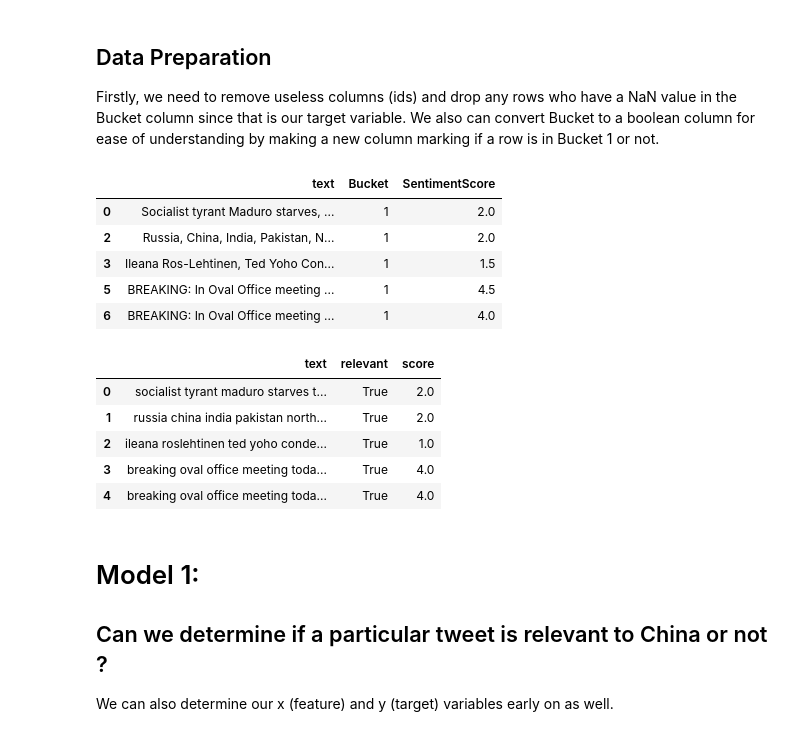
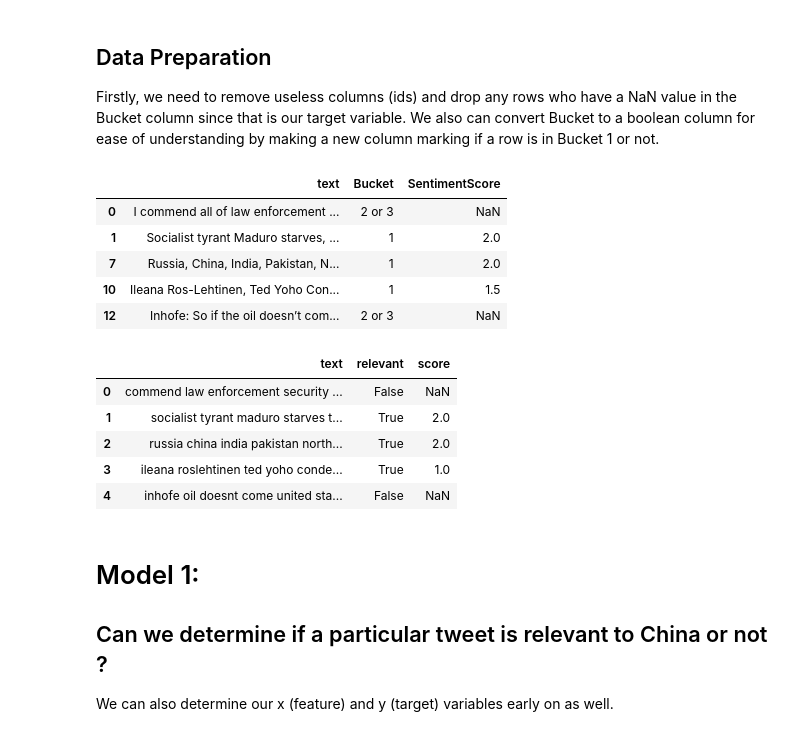
Before and after one commit to gprasad125/dsc180a-project, a Jupyter notebook: notebooks/modeling.ipynb, the cells around one changed output. Saved outputs shown, nothing was run; the diff lists cells and outputs as text; code cells hidden in the pictures.

```diff
--- a/notebooks/modeling.ipynb
+++ b/notebooks/modeling.ipynb
@@ -29,17 +29,17 @@ warnings.filterwarnings("ignore")
 
 Firstly, we need to remove useless columns (ids) and drop any rows who have a NaN value in the Bucket column since that is our target variable. We also can convert Bucket to a boolean column for ease of understanding by making a new column marking if a row is in Bucket 1 or not.
 # %%
-df = pd.read_csv("../data/out/out.csv")
+df = pd.read_csv("../data/raw/raw.csv")
 df = df[df["country"] == "China"]
 df = df[["text", "Bucket", "SentimentScore"]]
 df.head()
 # %% [output]
 |  | text | Bucket | SentimentScore |
-| 0 | Socialist tyrant Maduro starves, ... | 1 | 2.0 |
-| 2 | Russia, China, India, Pakistan, N... | 1 | 2.0 |
-| 3 | Ileana Ros-Lehtinen, Ted Yoho Con... | 1 | 1.5 |
-| 5 | BREAKING: In Oval Office meeting ... | 1 | 4.5 |
-| 6 | BREAKING: In Oval Office meeting ... | 1 | 4.0 |
+| 0 | I commend all of law enforcement ... | 2 or 3 | NaN |
+| 1 | Socialist tyrant Maduro starves, ... | 1 | 2.0 |
+| 7 | Russia, China, India, Pakistan, N... | 1 | 2.0 |
+| 10 | Ileana Ros-Lehtinen, Ted Yoho Con... | 1 | 1.5 |
+| 12 | Inhofe: So if the oil doesn’t com... | 2 or 3 | NaN |
 # %%
 stop_words = set(stopwords.words('english'))
 
@@ -74,11 +74,11 @@ df.reset_index(inplace = True, drop = True)
 df.head()
 # %% [output]
 |  | text | relevant | score |
-| 0 | socialist tyrant maduro starves t... | True | 2.0 |
-| 1 | russia china india pakistan north... | True | 2.0 |
-| 2 | ileana roslehtinen ted yoho conde... | True | 1.0 |
-| 3 | breaking oval office meeting toda... | True | 4.0 |
-| 4 | breaking oval office meeting toda... | True | 4.0 |
+| 0 | commend law enforcement security ... | False | NaN |
+| 1 | socialist tyrant maduro starves t... | True | 2.0 |
+| 2 | russia china india pakistan north... | True | 2.0 |
+| 3 | ileana roslehtinen ted yoho conde... | True | 1.0 |
+| 4 | inhofe oil doesnt come united sta... | False | NaN |
 # %% [markdown]
 # Model 1:
 
```
Also changed, not shown: parts of 11 cells of this notebook, 10 other files.
